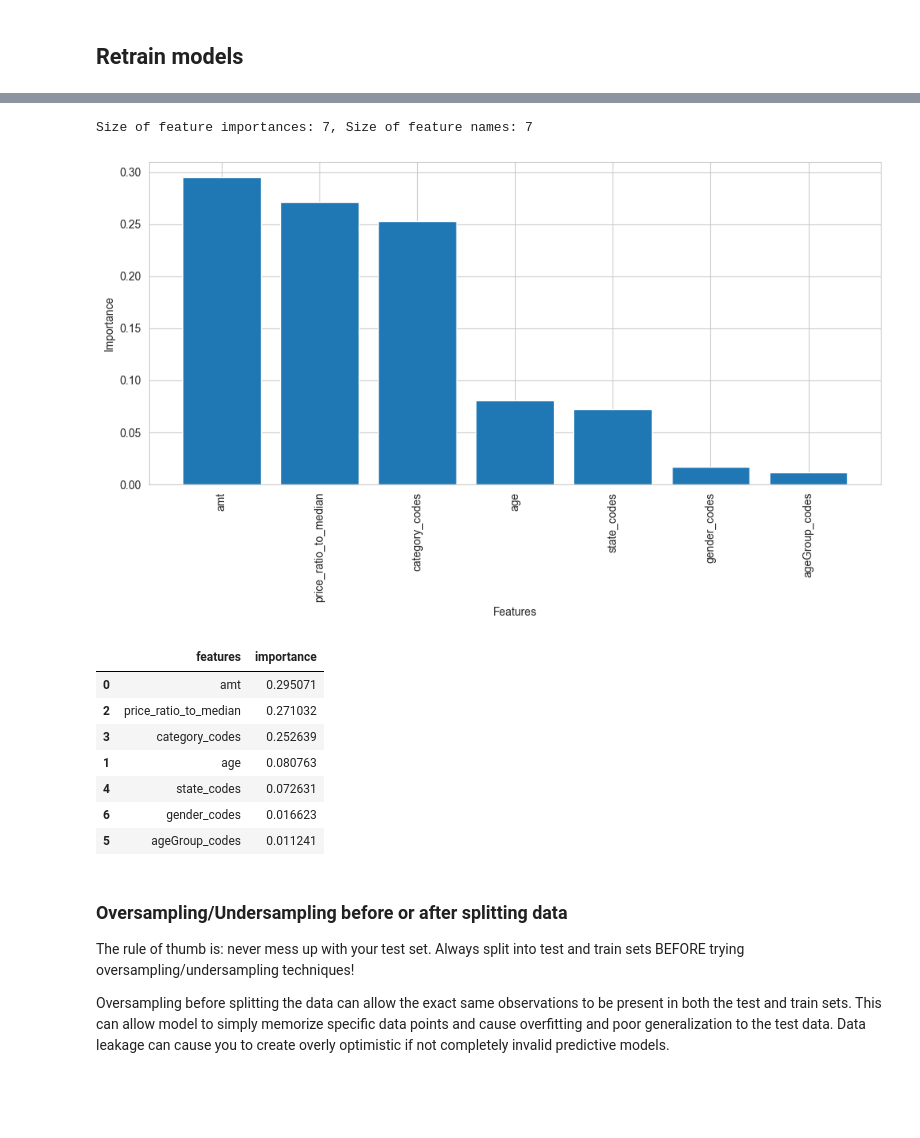
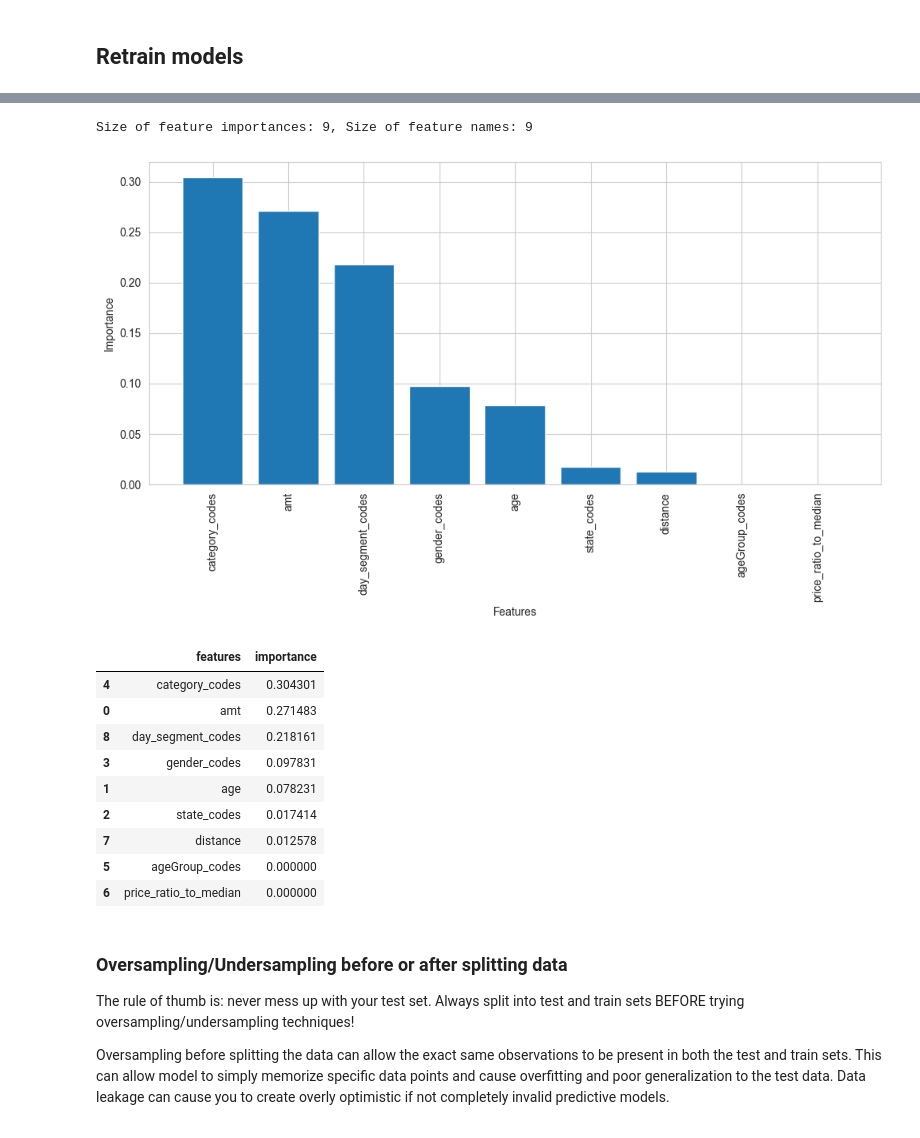
Before and after one commit to itancio/churn3, a Jupyter notebook: notebook/fraud/model_fraud.ipynb, the cells around one changed output, grey strips where cells are left out. Saved outputs shown, nothing was run; the diff lists cells and outputs as text; code cells hidden in the pictures; blank space fills up the shorter version.

```diff
--- a/notebook/fraud/model_fraud.ipynb
+++ b/notebook/fraud/model_fraud.ipynb
@@ -370,7 +402,7 @@ test_processed_df = add_features(test_processed_df, median_price)
 # %% [markdown]
 ## Create Categorical Mappings
 # %%
-cat_cols = ['category', 'state', 'ageGroup', 'gender']
+cat_cols = ['category', 'state', 'ageGroup', 'gender', 'day_segment', 'cc_num', 'merchant', 'job']
 mappings, processed_df, test_processed_df = encode_categories(processed_df, test_processed_df, cat_cols)
 # %% [output]
 {'ageGroup': {0: 'Early', 1: 'MiddleAge', 2: 'Senior', 3: 'Elderly'},
@@ -1156,6 +1182,3 @@ Categories in Training but not in Testing: Categorical types save all categories
 Categories in Testing but not in Training: One-hot encoding with categorical types removes extra columns in the test set that aren't in the training set.
 
 Using categorical types ensures consistent column alignment across training and testing, unlike pd.get_dummies() on string columns, which can lead to mismatches.
-# %%
-cat_cols = ['category', 'state', 'ageGroup', 'gender']
-mappings, processed_df, test_processed_df = encode_categories(processed_df, test_processed_df, cat_cols)
@@ -1198 +1203,17 @@ processed_df
+# %%
+features = [
+    'amt',
+    'age',
+    'state_codes',
+    'gender_codes',
+    'category_codes',
+    'ageGroup_codes',
+    'price_ratio_to_median',
+    'distance',
+    'day_segment_codes',
+    # 'fraud_rate',
+    # 'merchant_codes'
+    # 'job_codes',
+    # 'cc_num_codes',
+]
 # %%
@@ -1335,37 +1363,39 @@ Time taken for execution: 0.21 seconds
 # %%
-feature_importances = rfc_model.feature_importances_
+feature_importances = xgb_model.feature_importances_
 feature_names = mod_train_df.columns
 
 print(f'Size of feature importances: {len(feature_importances)}, Size of feature names: {len(feature_names)}')
 
 feature_importances_df = pd.DataFrame({
     'features': feature_names,
     'importance': feature_importances
 })
 
 # Sort the results
 feature_importances_df = feature_importances_df.sort_values(by='importance', ascending=False)
 
 plt.figure(figsize=(10, 6))
 plt.bar(feature_importances_df['features'][:10], feature_importances_df['importance'])
 plt.xticks(rotation=90)
 plt.xlabel('Features')
 plt.ylabel('Importance')
 plt.tight_layout()
 plt.show()
 
 feature_importances_df
 # %% [output]
-Size of feature importances: 7, Size of feature names: 7
+Size of feature importances: 9, Size of feature names: 9
-[figure, old version]
+[figure, new version]
 |  | features | importance |
-| 0 | amt | 0.295071 |
-| 2 | price_ratio_to_median | 0.271032 |
-| 3 | category_codes | 0.252639 |
-| 1 | age | 0.080763 |
-| 4 | state_codes | 0.072631 |
-| 6 | gender_codes | 0.016623 |
-| 5 | ageGroup_codes | 0.011241 |
+| 4 | category_codes | 0.304301 |
+| 0 | amt | 0.271483 |
+| 8 | day_segment_codes | 0.218161 |
+| 3 | gender_codes | 0.097831 |
+| 1 | age | 0.078231 |
+| 2 | state_codes | 0.017414 |
+| 7 | distance | 0.012578 |
+| 5 | ageGroup_codes | 0.000000 |
+| 6 | price_ratio_to_median | 0.000000 |
 # %% [markdown]
 ### Oversampling/Undersampling before or after splitting data
 
```
Also changed, not shown: parts of 55 cells of this notebook, 1 other file.
